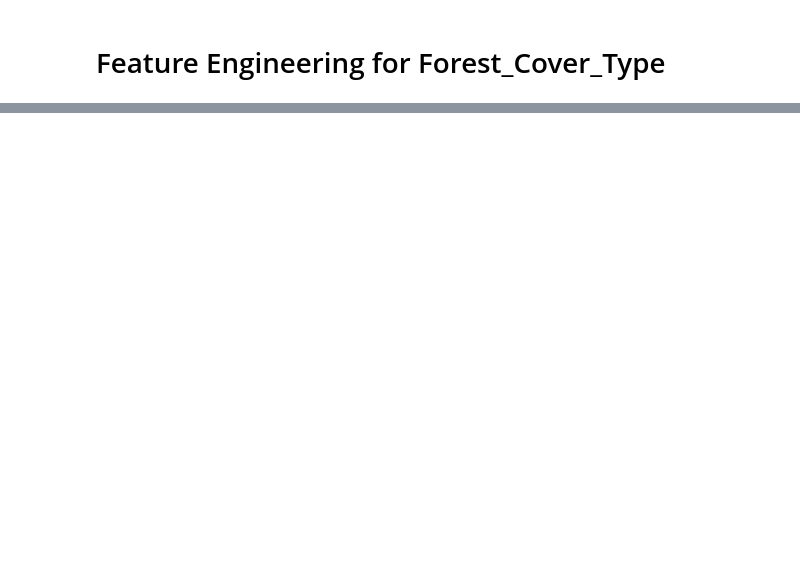
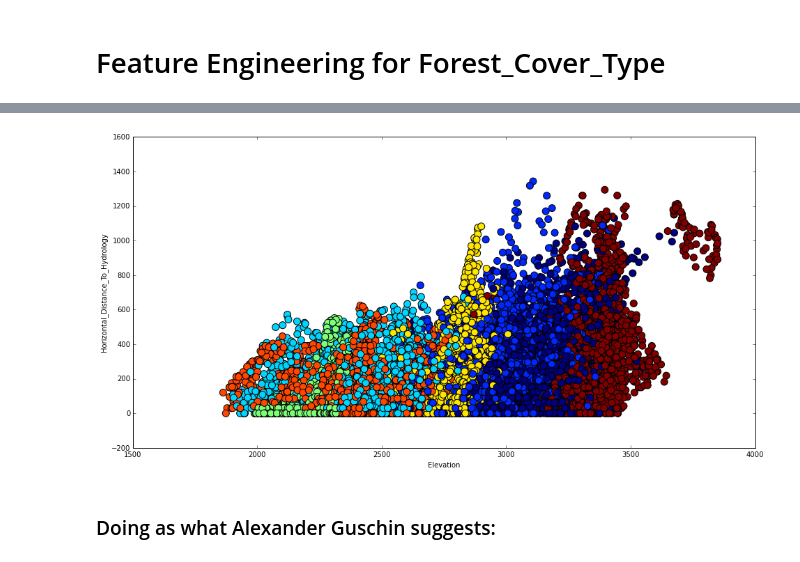
Before and after one commit to X-Wei/kaggle, a Jupyter notebook: ForestCover/feature_eng.ipynb, the cells around one changed output, grey strips where cells are left out. Saved outputs shown, nothing was run; the diff lists cells and outputs as text; code cells hidden in the pictures; blank space fills up the shorter version.

```diff
--- a/ForestCover/feature_eng.ipynb
+++ b/ForestCover/feature_eng.ipynb
@@ -29,0 +67,4 @@ plt.show()
+# %%
+plot_cov(train.Elevation, train.Horizontal_Distance_To_Hydrology)
+# %% [output]
+[figure, added]
@@ -29,0 +74,2 @@ plt.show()
+# %% [markdown]
+### Doing as what Alexander Guschin suggests:
```
Also changed, not shown: parts of 33 cells of this notebook.
